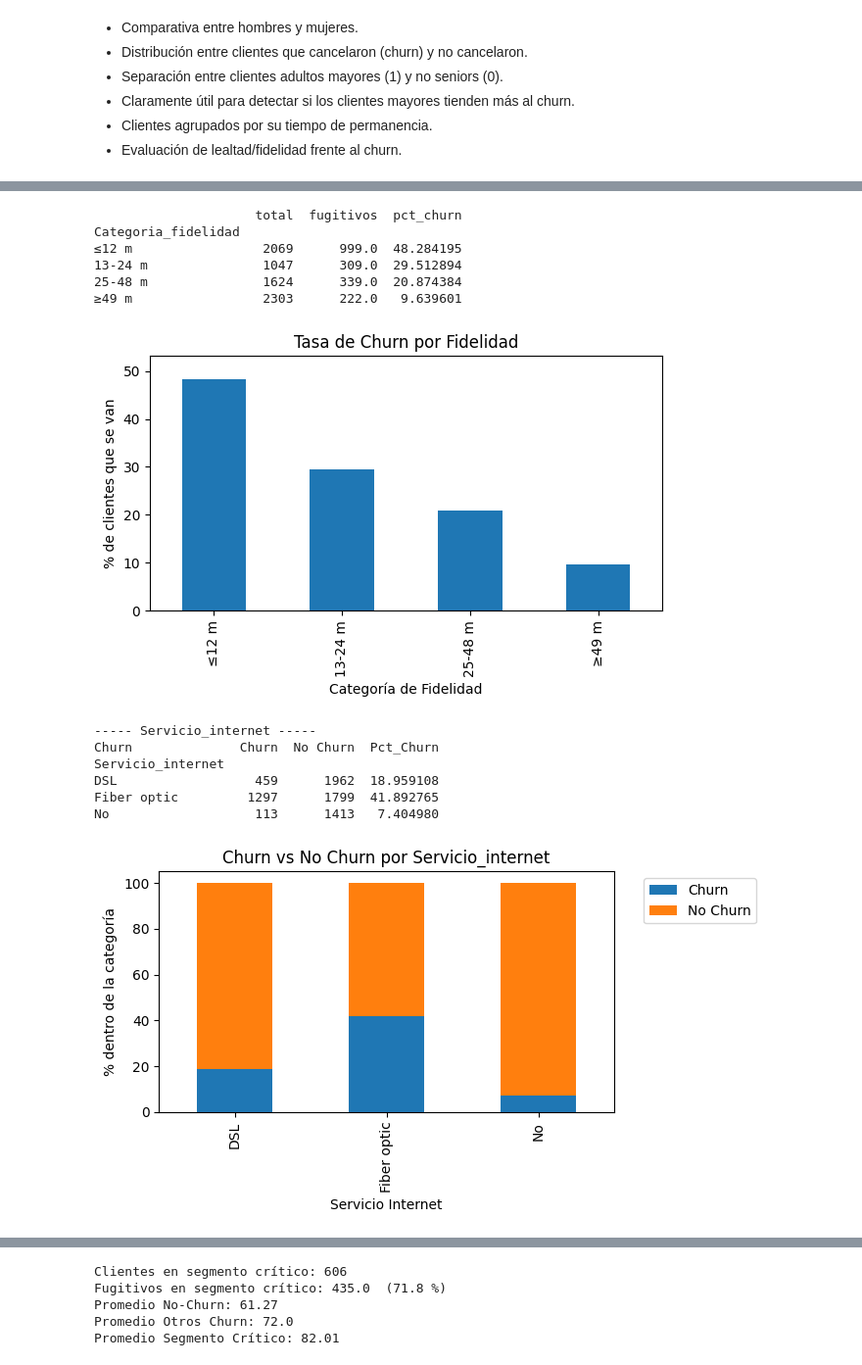
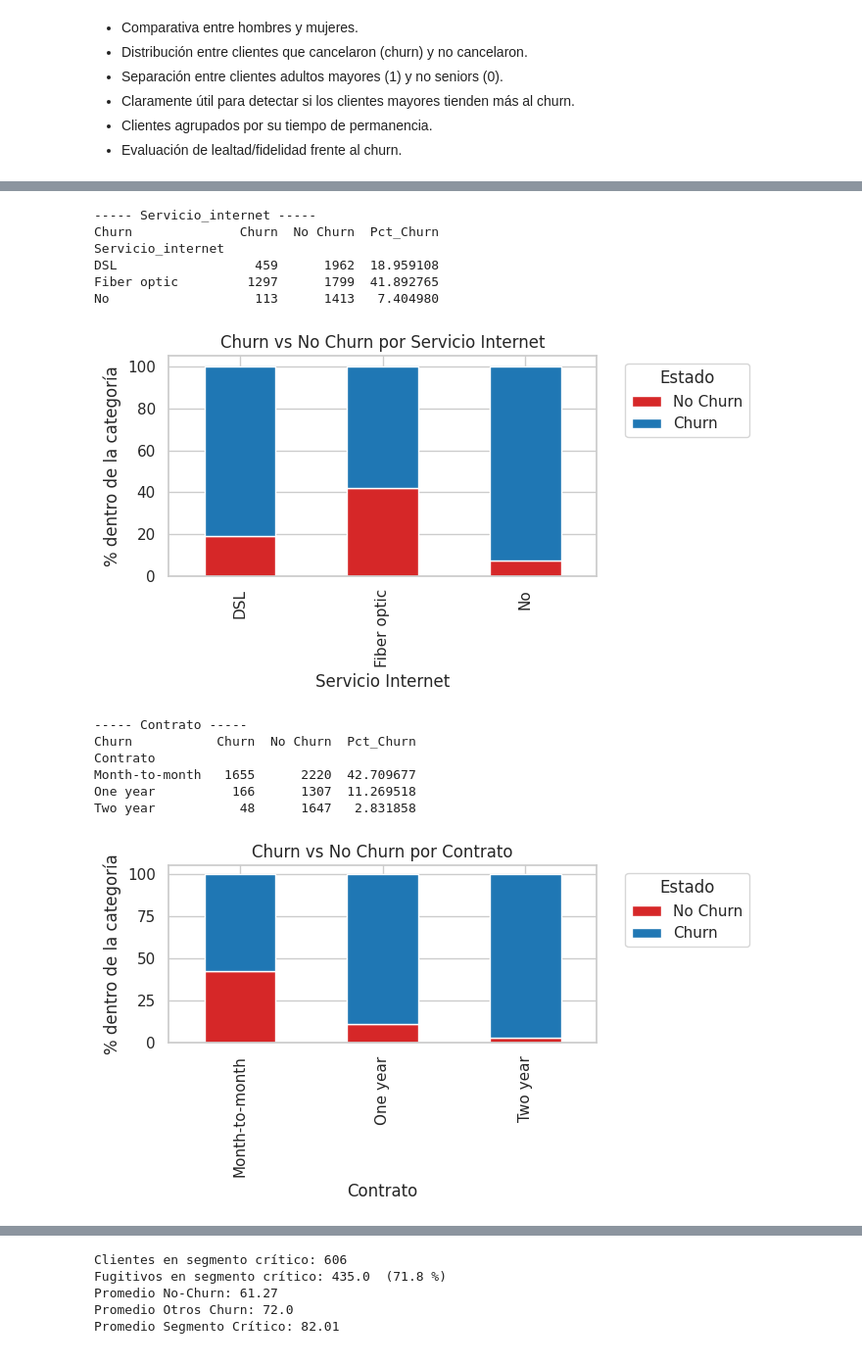
Before and after one commit to Zuzed22/Challenge-Telecom-X-an-lisis-de-evasi-n-de-clientes, a Jupyter notebook: TelecomX_LATAM.ipynb, the cells around one changed output, grey strips where cells are left out. Shown at 98% size. Saved outputs shown, nothing was run; the diff lists cells and outputs as text; code cells hidden in the pictures.

```diff
--- a/TelecomX_LATAM.ipynb
+++ b/TelecomX_LATAM.ipynb
@@ -273,67 +302,61 @@ Categoria_fidelidad
 # %%
-tasa_churn = (
-    df_tmp
-      .groupby('Categoria_fidelidad', observed=True)['Churn']
-      .agg(total='size', # Changed from ('Churn', 'size') to 'size'
-           fugitivos='sum') # Changed from ('Churn', 'sum') to 'sum'
-      .assign(pct_churn=lambda x: x['fugitivos'] / x['total']*100)
-)
-print(tasa_churn[['total', 'fugitivos', 'pct_churn']])
+import matplotlib.pyplot as plt
 
-tasa_churn['pct_churn'].plot(kind='bar', figsize=(6,4))
-plt.title('Tasa de Churn por Fidelidad')
-plt.ylabel('% de clientes que se van')
-plt.xlabel('Categoría de Fidelidad')
-plt.ylim(0, tasa_churn['pct_churn'].max() * 1.1)
-plt.tight_layout()
-plt.show()
-
-# Filtrar fugitivos y no fugitivos
-df_churn = df_tmp[df_tmp['Churn'] == 1]        # desertores
-df_no_churn = df_tmp[df_tmp['Churn'] == 0]     # activos
+# Paleta de colores personalizada
+colores = ['#1f77b4', '#d62728']  # Azul (No Churn), Rojo (Churn)
 
 # Variables a cruzar
 vars_a_cruzar = [
     'Servicio_internet', 'Contrato', 'Metodo_pago',
-    'Seguridad_online', 'Streaming',
-    'Cliente_senior']
+    'Seguridad_online', 'Streaming', 'Cliente_senior'
+]
 
-# Loop para tablas y gráficos
+# Filtrar desertores y activos
+df_churn = df_tmp[df_tmp['Churn'] == 1]
+df_no_churn = df_tmp[df_tmp['Churn'] == 0]
+
+# Loop para imprimir tablas y gráficos
 for col in vars_a_cruzar:
     print(f"\n----- {col} -----")
 
-    # Tabla con % dentro de cada categoría
+    # Tabla con porcentajes por categoría
     tabla = (
         df_tmp
           .groupby([col, 'Churn'], observed=True)['Id_cliente']
           .count()
           .unstack(fill_value=0)
           .rename(columns={0: 'No Churn', 1: 'Churn'})
     )
     tabla['Pct_Churn'] = tabla['Churn'] / tabla.sum(axis=1) * 100
     print(tabla[['Churn', 'No Churn', 'Pct_Churn']])
 
-# Gráfico de barras apiladas (%)
+    # Gráfico apilado de porcentaje por categoría
     tabla_pct = tabla[['Churn', 'No Churn']].div(tabla[['Churn', 'No Churn']].sum(axis=1), axis=0) * 100
-    tabla_pct.plot(kind='bar', stacked=True, figsize=(7,4))
-    plt.title(f"Churn vs No Churn por {col}")
+    tabla_pct.plot(
+        kind='bar',
+        stacked=True,
+        figsize=(7, 4),
+        color=colores[::-1]  # Para mantener orden: No Churn abajo
+    )
+
+    plt.title(f"Churn vs No Churn por {col.replace('_', ' ').title()}")
     plt.ylabel('% dentro de la categoría')
     plt.xlabel(col.replace('_', ' ').title())
-    plt.legend(bbox_to_anchor=(1.05, 1), loc='upper left')
+    plt.legend(['No Churn', 'Churn'], bbox_to_anchor=(1.05, 1), loc='upper left', title='Estado')
     plt.tight_layout()
     plt.show()
 # %% [output]
-                     total  fugitivos  pct_churn
-Categoria_fidelidad
-≤12 m                 2069      999.0  48.284195
-13-24 m               1047      309.0  29.512894
-25-48 m               1624      339.0  20.874384
-≥49 m                 2303      222.0   9.639601
+----- Servicio_internet -----
+Churn              Churn  No Churn  Pct_Churn
+Servicio_internet
+DSL                  459      1962  18.959108
+Fiber optic         1297      1799  41.892765
+No                   113      1413   7.404980
-[figure, old version]
+[figure, new version]
------ Servicio_internet -----
-Churn              Churn  No Churn  Pct_Churn
-Servicio_internet
-DSL                  459      1962  18.959108
-Fiber optic         1297      1799  41.892765
-No                   113      1413   7.404980
+----- Contrato -----
+Churn           Churn  No Churn  Pct_Churn
+Contrato
+Month-to-month   1655      2220  42.709677
+One year          166      1307  11.269518
+Two year           48      1647   2.831858
-[figure, old version]
+[figure, new version]
```
Also changed, not shown: parts of 15 cells of this notebook.
